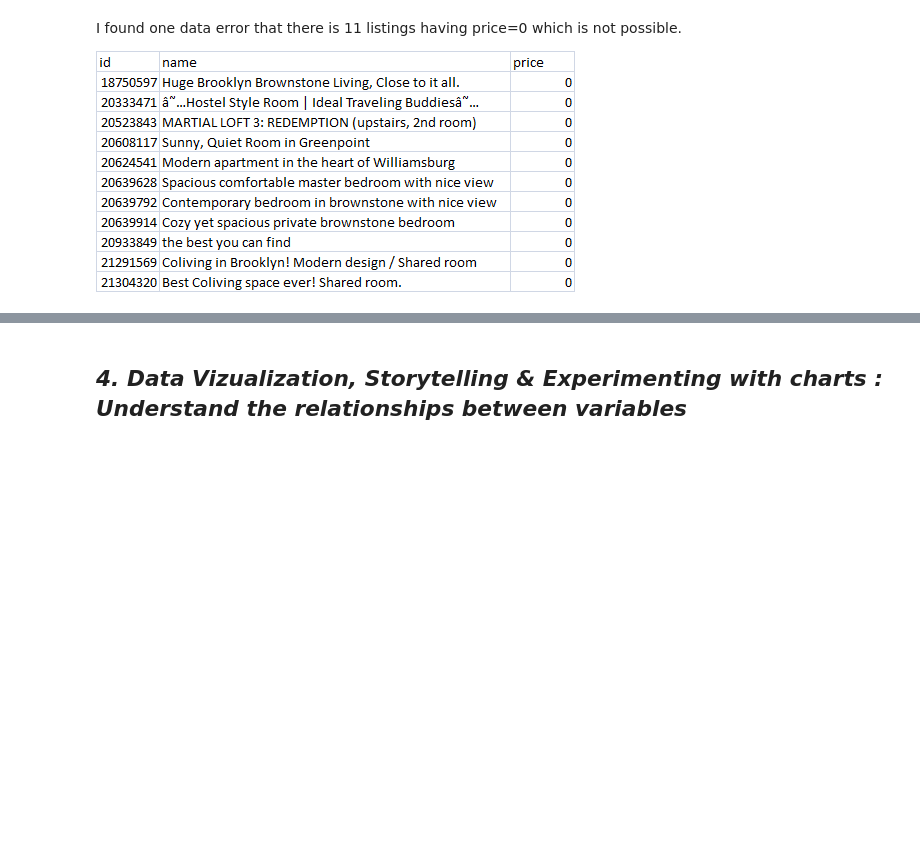
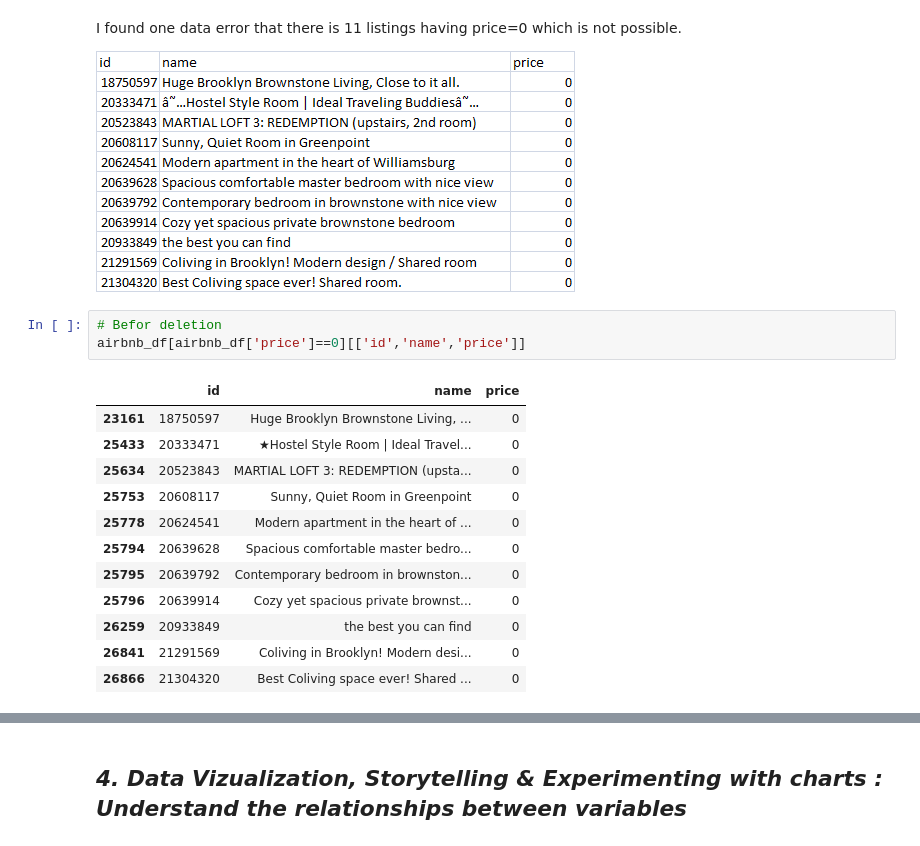
Before and after one commit to kapilkukreja469/Airbnb_bookings_analysis_project, a Jupyter notebook: Sample_EDA_Submission_Template.ipynb, the cells around one changed output, grey strips where cells are left out. Drawn from its saved outputs; the diff is of its cells as text; blank space fills up the shorter version.

```diff
--- a/Sample_EDA_Submission_Template.ipynb
+++ b/Sample_EDA_Submission_Template.ipynb
@@ -245,6 +244,22 @@ dtype: int64
 I found one data error that there is 11 listings having price=0 which is not possible.
 
 ![image.png](embedded-picture-1)
+# %%
+# Befor deletion
+airbnb_df[airbnb_df['price']==0][['id','name','price']]
+# %% [output]
+|  | id | name | price |
+| 23161 | 18750597 | Huge Brooklyn Brownstone Living, ... | 0 |
+| 25433 | 20333471 | ★Hostel Style Room | Ideal Travel... | 0 |
+| 25634 | 20523843 | MARTIAL LOFT 3: REDEMPTION (upsta... | 0 |
+| 25753 | 20608117 | Sunny, Quiet Room in Greenpoint | 0 |
+| 25778 | 20624541 | Modern apartment in the heart of ... | 0 |
+| 25794 | 20639628 | Spacious comfortable master bedro... | 0 |
+| 25795 | 20639792 | Contemporary bedroom in brownston... | 0 |
+| 25796 | 20639914 | Cozy yet spacious private brownst... | 0 |
+| 26259 | 20933849 | the best you can find | 0 |
+| 26841 | 21291569 | Coliving in Brooklyn! Modern desi... | 0 |
+| 26866 | 21304320 | Best Coliving space ever! Shared ... | 0 |
 # %%
 # Write your code to make your dataset analysis ready.
 # drop row indexes from DataFrame which have price =0.
```
Also changed, not shown: parts of 11 cells of this notebook.
